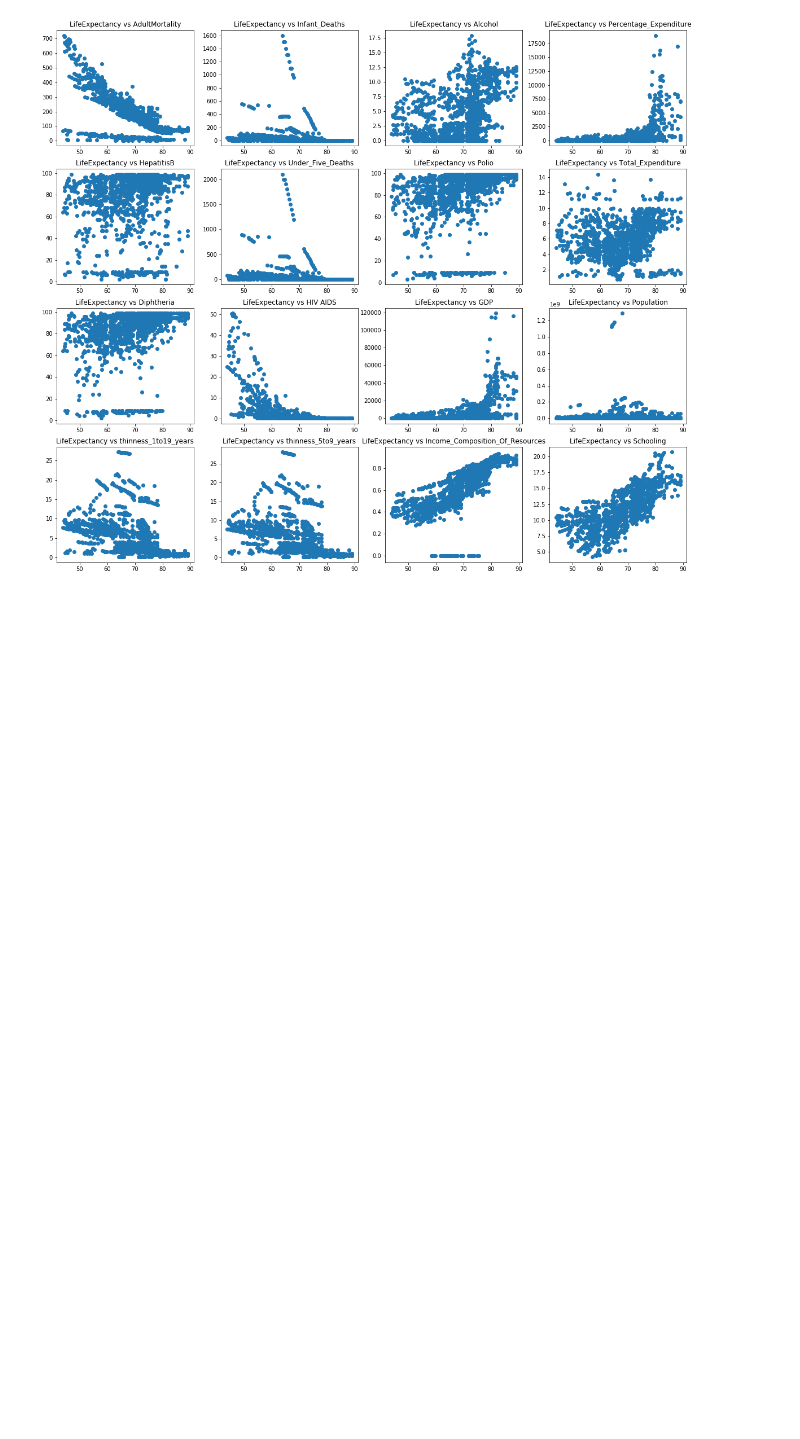
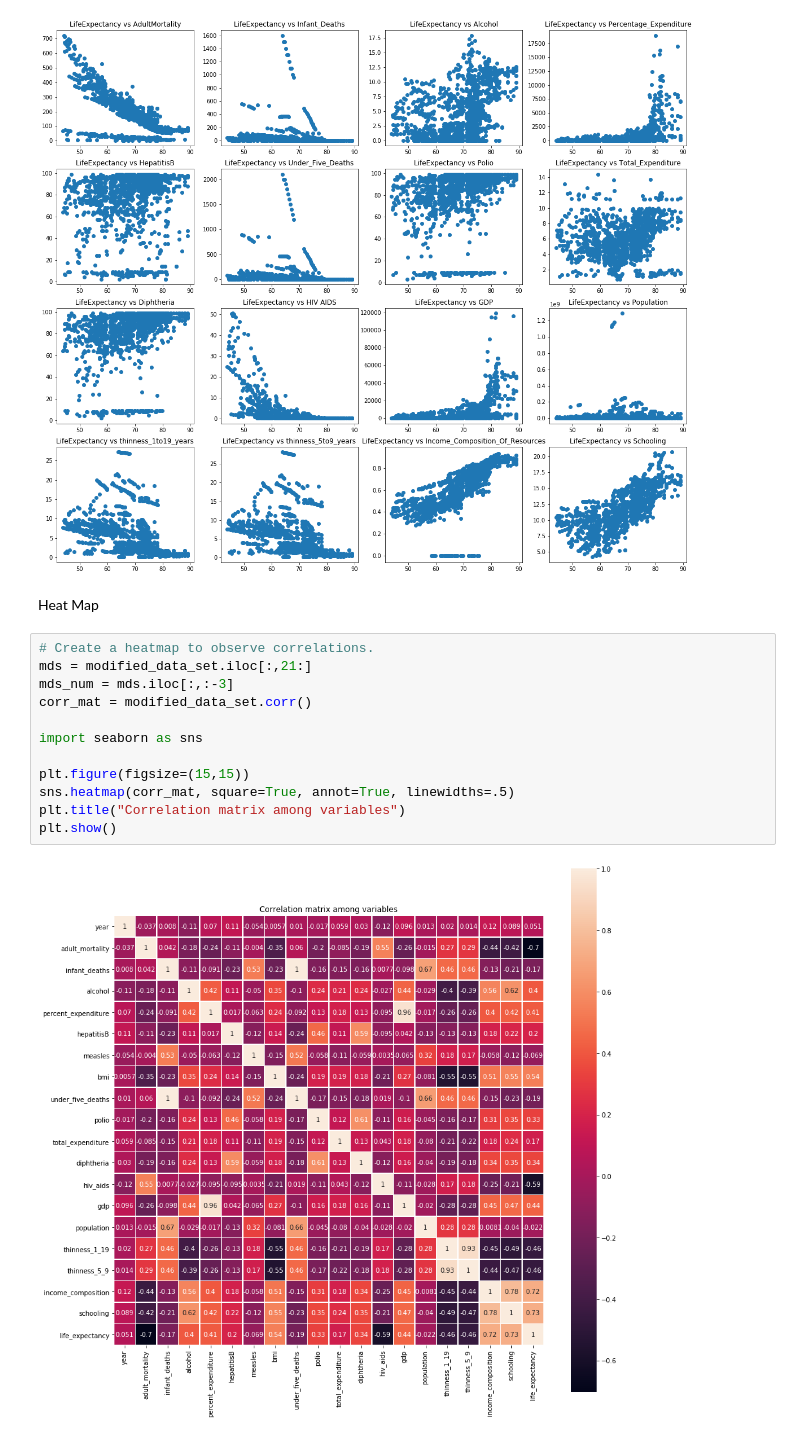
Before and after one commit to PRISLK/Mavericks_Data_Analysis, a Jupyter notebook: Life_Expectancy_Data_Analysis.ipynb, the cells around one changed output. Saved outputs shown, nothing was run; the diff lists cells and outputs as text; blank space fills up the shorter version.

```diff
--- a/Life_Expectancy_Data_Analysis.ipynb
+++ b/Life_Expectancy_Data_Analysis.ipynb
@@ -339,3 +339,19 @@ plt.title("LifeExpectancy vs Schooling")
 plt.show()
 # %% [output]
 [figure]
+# %% [markdown]
+Heat Map
+# %%
+# Create a heatmap to observe correlations.
+mds = modified_data_set.iloc[:,21:]
+mds_num = mds.iloc[:,:-3]
+corr_mat = modified_data_set.corr()
+
+import seaborn as sns
+
+plt.figure(figsize=(15,15))
+sns.heatmap(corr_mat, square=True, annot=True, linewidths=.5)
+plt.title("Correlation matrix among variables")
+plt.show()
+# %% [output]
+[figure, added]
```
Also changed, not shown: parts of 3 cells of this notebook.
